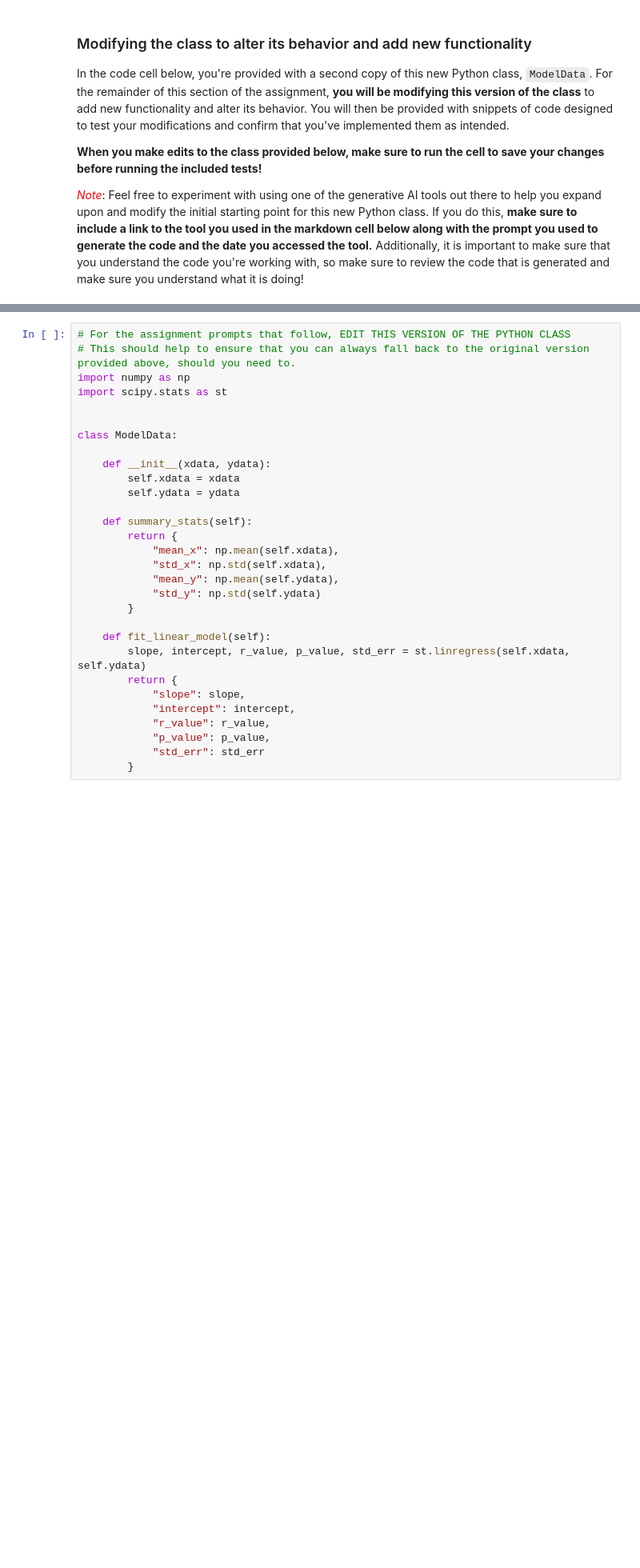
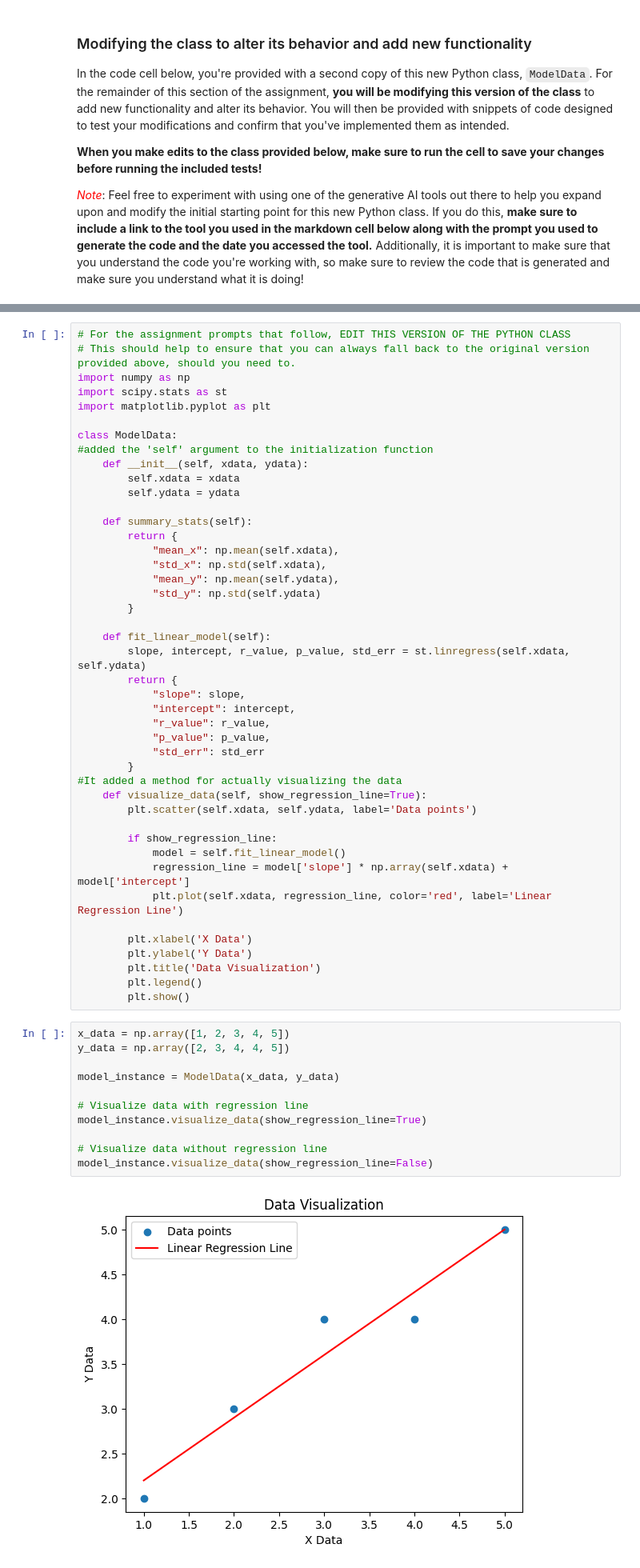
Before and after one commit to PCully03/cmse202-s24-turnin, a Jupyter notebook: hw-01/SS24-HW-01.ipynb, the cells around one changed output, grey strips where cells are left out. Shown at 80% size. Saved outputs shown, nothing was run; the diff lists cells and outputs as text; blank space fills up the shorter version.

```diff
--- a/hw-01/SS24-HW-01.ipynb
+++ b/hw-01/SS24-HW-01.ipynb
@@ -528,11 +532,11 @@ _<font color="red">Note</font>_: Feel free to experiment with using one of the g
 # This should help to ensure that you can always fall back to the original version provided above, should you need to.
 import numpy as np
 import scipy.stats as st
-
+import matplotlib.pyplot as plt
 
 class ModelData:
-
-    def __init__(xdata, ydata):
+#added the 'self' argument to the initialization function
+    def __init__(self, xdata, ydata):
         self.xdata = xdata
         self.ydata = ydata
 
@@ -553,3 +557,30 @@ class ModelData:
             "p_value": p_value,
             "std_err": std_err
         }
+#It added a method for actually visualizing the data
+    def visualize_data(self, show_regression_line=True):
+        plt.scatter(self.xdata, self.ydata, label='Data points')
+
+        if show_regression_line:
+            model = self.fit_linear_model()
+            regression_line = model['slope'] * np.array(self.xdata) + model['intercept']
+            plt.plot(self.xdata, regression_line, color='red', label='Linear Regression Line')
+
+        plt.xlabel('X Data')
+        plt.ylabel('Y Data')
+        plt.title('Data Visualization')
+        plt.legend()
+        plt.show()
+# %%
+x_data = np.array([1, 2, 3, 4, 5])
+y_data = np.array([2, 3, 4, 4, 5])
+
+model_instance = ModelData(x_data, y_data)
+
+# Visualize data with regression line
+model_instance.visualize_data(show_regression_line=True)
+
+# Visualize data without regression line
+model_instance.visualize_data(show_regression_line=False)
+# %% [output]
+[figure, added]
```
Also changed, not shown: parts of 16 cells of this notebook.
